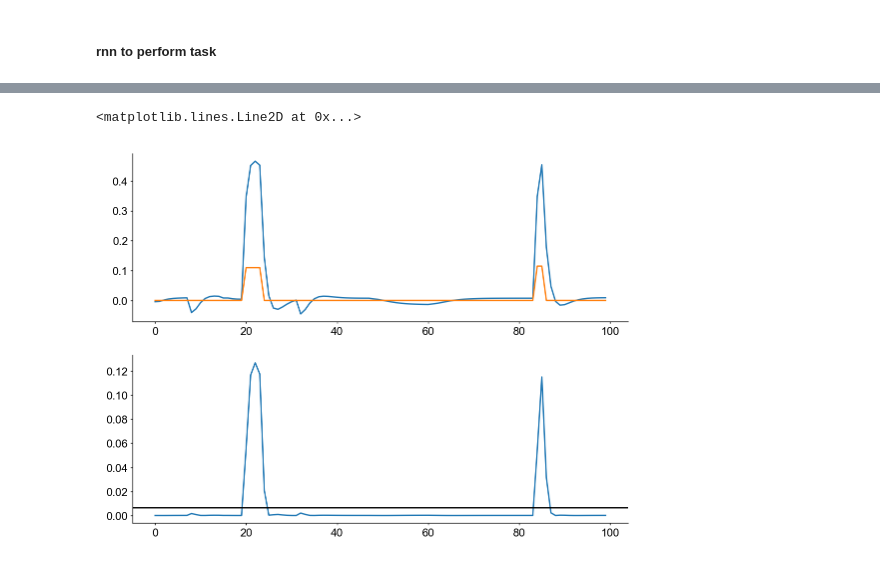
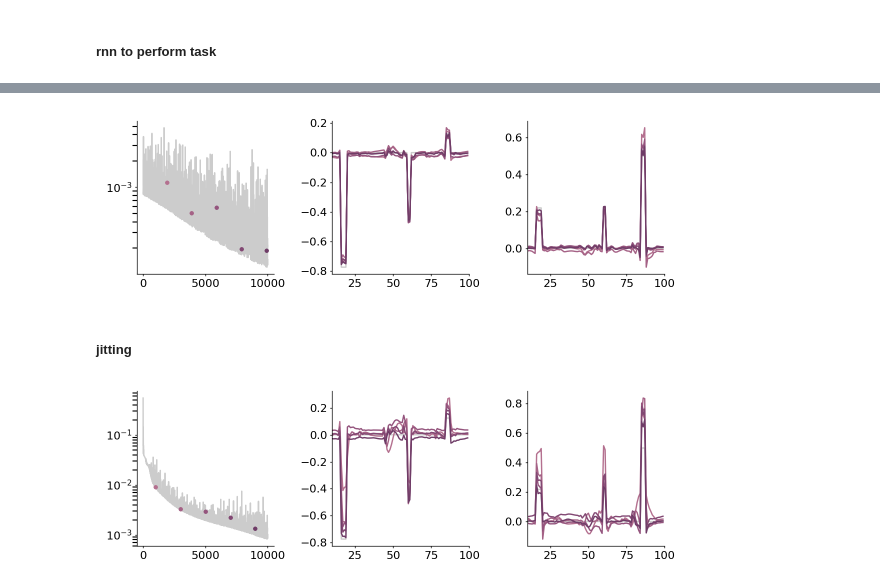
Before and after one commit to kaijfox/loop-dynamical-rnns, a Jupyter notebook: notebooks/24-07-17_driscoll-rnns.ipynb, the cells around one changed output, grey strips where cells are left out. Cells and saved outputs as stored; diff of their text form; code cells hidden in the pictures.

```diff
--- a/notebooks/24-07-17_driscoll-rnns.ipynb
+++ b/notebooks/24-07-17_driscoll-rnns.ipynb
@@ -73,10 +124,0 @@ plotter.finalize(fig, None)
-# %%
-fig, ax = plt.subplots(2,1)
-ax[0].plot(yhats[-1, 0, :, 0])
-ax[0].plot(y[0, :, 0])
-err = (yhats[-1, 0, :, 0] - y.numpy()[0, :, 0]) ** 2
-ax[1].plot(err)
-ax[1].axhline(err.mean())
-# %% [output]
-<matplotlib.lines.Line2D at 0x...>
-[figure, removed]
@@ -82,0 +127,12 @@ ax[1].axhline(err.mean())
+# %%
+losses, yhats = rnns.fit_rnn(rnn, x.to(device), y.to(device), opt, n_steps=10000, return_h = False)
+# %%
+fig, ax = rnns.plot_rnn_training(losses, yhats, y, start = 1900)
+for a in ax[1:]:
+    a.set_xlim(10, 100)
+ax[0].set_yscale('log')
+plotter.finalize(fig, None)
+# %% [output]
+[figure, added]
+# %% [markdown]
+##### jitting
@@ -82,0 +207,8 @@ ax[1].axhline(err.mean())
+# %%
+fig, ax = rnns.plot_rnn_training(losses, yhats, y, start = 1000)
+for a in ax[1:]:
+    a.set_xlim(10, 100)
+ax[0].set_yscale('log')
+plotter.finalize(fig, None)
+# %% [output]
+[figure, added]
```
Also changed, not shown: parts of 14 cells of this notebook, 3 other files.
